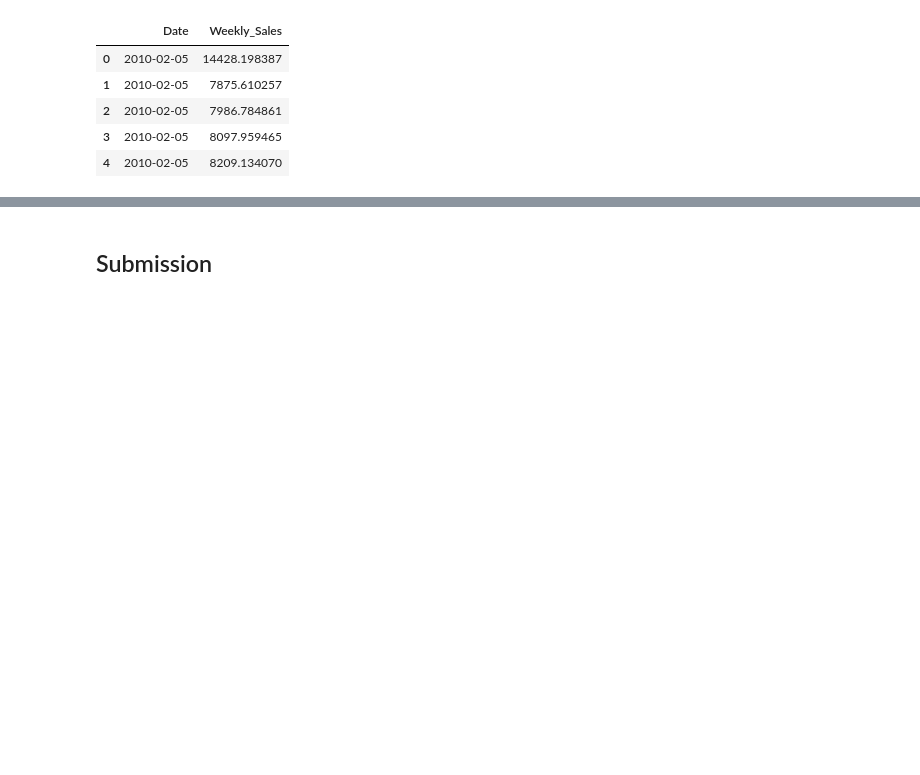
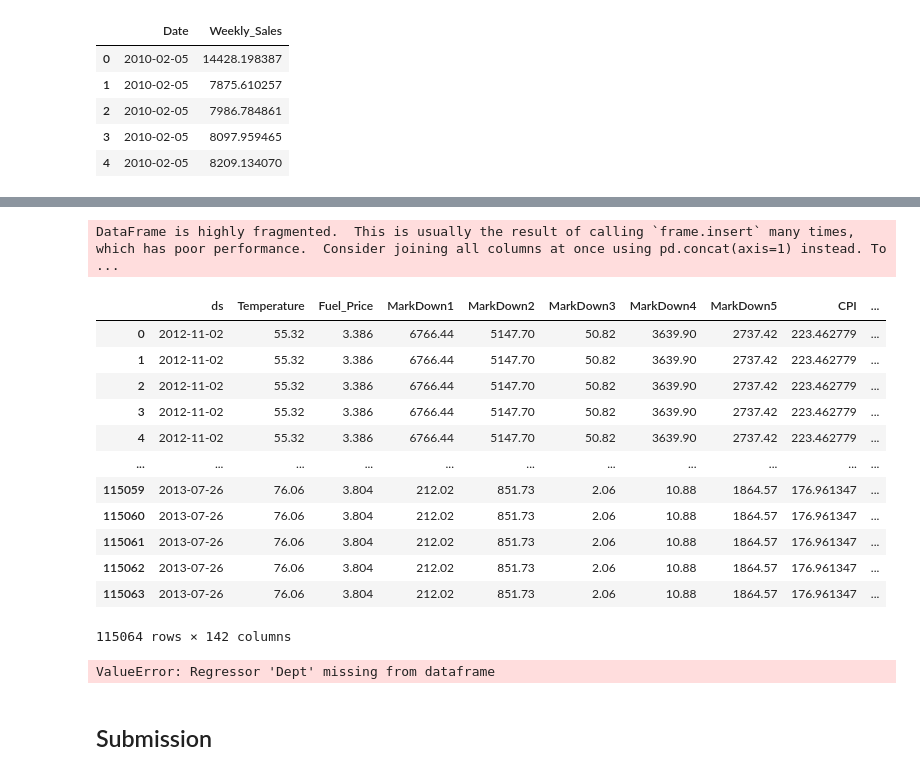
Before and after one commit to johngilheany/store-sales-forecasting, a Jupyter notebook: 04 - Prophet.ipynb, the cells around one changed output, grey strips where cells are left out. Cells and saved outputs as stored; diff of their text form; code cells hidden in the pictures; blank space fills up the shorter version.

```diff
--- a/04 - Prophet.ipynb
+++ b/04 - Prophet.ipynb
@@ -162,0 +352,2 @@ x_time_train,x_time_test,y_time_train,y_time_test = train_test_split(x_time,y_ti
+# %%
+data_test.set_index('Date', inplace=True)
@@ -162,0 +384,2 @@ x_time_train,x_time_test,y_time_train,y_time_test = train_test_split(x_time,y_ti
+# %%
+data_test = data_test.fillna(data_test.mean())
@@ -163,3 +401,29 @@ x_time_train,x_time_test,y_time_train,y_time_test = train_test_split(x_time,y_ti
+# %%
+data_test.reset_index(inplace=True)
+# %% [output]
+DataFrame is highly fragmented.  This is usually the result of calling `frame.insert` many times, which has poor performance.  Consider joining all columns at once using pd.concat(axis=1) instead. To  ...
+# %%
+data_test.rename(columns = {'Weekly_Sales': 'y', 'Date': 'ds'}, inplace = True)
+# %%
+data_test
+# %% [output]
+|  | ds | Temperature | Fuel_Price | MarkDown1 | MarkDown2 | MarkDown3 | MarkDown4 | MarkDown5 | CPI | ... |
+| 0 | 2012-11-02 | 55.32 | 3.386 | 6766.44 | 5147.70 | 50.82 | 3639.90 | 2737.42 | 223.462779 | ... |
+| 1 | 2012-11-02 | 55.32 | 3.386 | 6766.44 | 5147.70 | 50.82 | 3639.90 | 2737.42 | 223.462779 | ... |
+| 2 | 2012-11-02 | 55.32 | 3.386 | 6766.44 | 5147.70 | 50.82 | 3639.90 | 2737.42 | 223.462779 | ... |
+| 3 | 2012-11-02 | 55.32 | 3.386 | 6766.44 | 5147.70 | 50.82 | 3639.90 | 2737.42 | 223.462779 | ... |
+| 4 | 2012-11-02 | 55.32 | 3.386 | 6766.44 | 5147.70 | 50.82 | 3639.90 | 2737.42 | 223.462779 | ... |
+| ... | ... | ... | ... | ... | ... | ... | ... | ... | ... | ... |
+| 115059 | 2013-07-26 | 76.06 | 3.804 | 212.02 | 851.73 | 2.06 | 10.88 | 1864.57 | 176.961347 | ... |
+| 115060 | 2013-07-26 | 76.06 | 3.804 | 212.02 | 851.73 | 2.06 | 10.88 | 1864.57 | 176.961347 | ... |
+| 115061 | 2013-07-26 | 76.06 | 3.804 | 212.02 | 851.73 | 2.06 | 10.88 | 1864.57 | 176.961347 | ... |
+| 115062 | 2013-07-26 | 76.06 | 3.804 | 212.02 | 851.73 | 2.06 | 10.88 | 1864.57 | 176.961347 | ... |
+| 115063 | 2013-07-26 | 76.06 | 3.804 | 212.02 | 851.73 | 2.06 | 10.88 | 1864.57 | 176.961347 | ... |
+115064 rows × 142 columns
+# %%
+test_preds = model_fit.predict(data_test)
+# %% [output]
+ValueError: Regressor 'Dept' missing from dataframe
 # %% [markdown]
 ## Submission
 # %%
```
Also changed, not shown: parts of 35 cells of this notebook, 8 other files.
